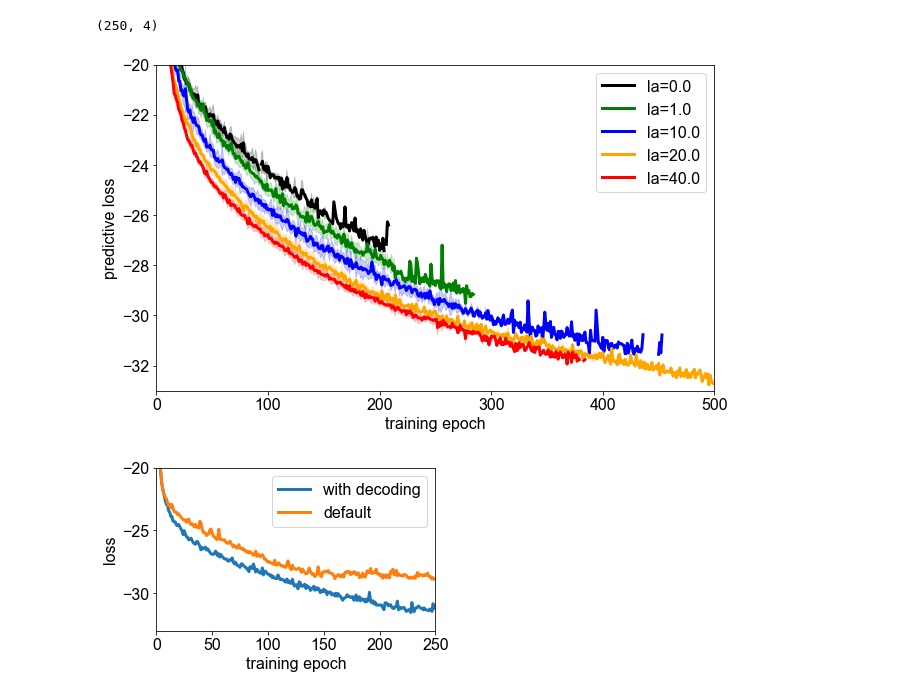
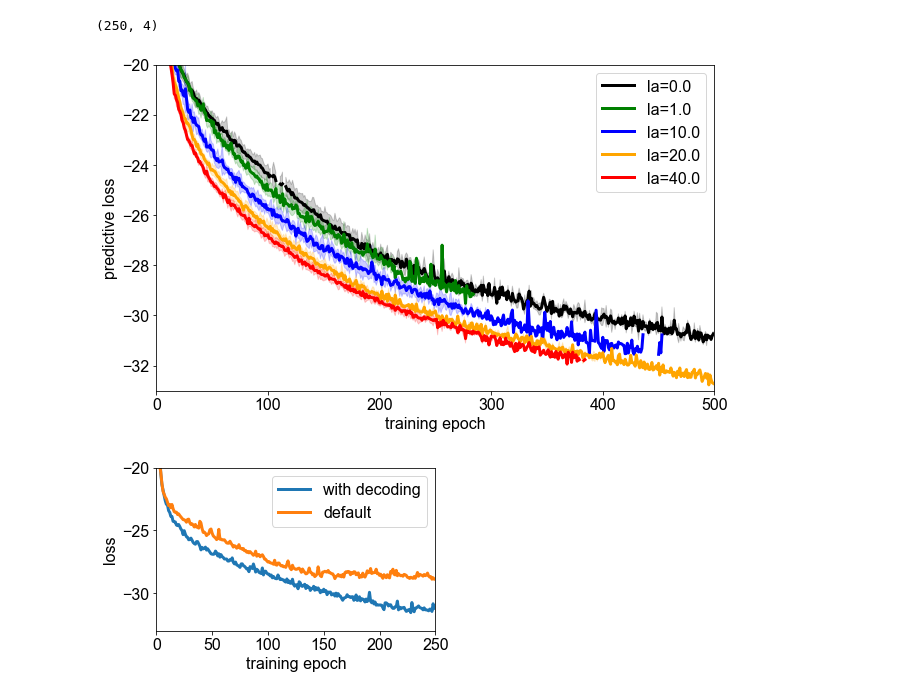
Before and after one commit to azaho/flappydream, a Jupyter notebook: testing.ipynb, the cells around one changed output. Drawn from its saved outputs; the diff is of its cells as text; code cells hidden in the pictures.

```diff
--- a/testing.ipynb
+++ b/testing.ipynb
@@ -126,0 +216,34 @@ plt.show()
+# %%
+plt.rcParams.update({'font.family': 'Arial', 'font.size': 16})
+plt.figure(figsize=(10, 6))  # Adjust the figure size as needed
+
+for random_index in range(10, 15):
+    for lambda_sv_i, lambda_sv in enumerate([0.0, 1, 10]):
+        color = ["black", "green", "blue", "orange", "red"][lambda_sv_i]
+        state_vars_to_predict = [9, 10, 11]
+        detach_gradients = False
+        use_layernorm = False
+        truncate_at_batch = 40
+        n_hidden = 128
+        train_epochs = 250
+        save_every_epochs = 50
+        max_gradient_norm = 100.0
+        lr = 0.001
+        random_index = random_index
+        lambda_sv = lambda_sv
+        dim_latent_z = 8
+        #if lambda_sv == 0: state_vars_to_predict = []
+
+        sv_str = 'x'.join([str(x) for x in state_vars_to_predict]) if len(state_vars_to_predict)>0 else 'X'
+        rnn_id = f"_ln{1 if use_layernorm else 0}_nh{n_hidden}_dlz{dim_latent_z}_mgn{max_gradient_norm}_lr{lr}" + \
+                 f"_dg{1 if detach_gradients else 0}_da{truncate_at_batch}_sv{sv_str}_lsv{lambda_sv}_r{random_index}"
+
+        losses_store = np.load(f'data/rnn{rnn_id}/rnn_losses.npz')['losses_store']
+        plt.plot(np.nanmean(losses_store, axis=1)[:, 0], linewidth=3, color=color, label=f"la={lambda_sv}" if random_index==10 else None)
+
+plt.legend()
+plt.ylim(-32, -22)
+plt.xlim(0, 500)
+plt.xlabel("training epoch")
+plt.ylabel("predictive loss")
+plt.show()
@@ -140,43 +266,43 @@ for lambda_sv_i, lambda_sv in enumerate([0.0, 1.0, 10.0, 20.0, 40.0]):
     color = ["black", "green", "blue", "orange", "red"][lambda_sv_i]
 
     all_losses = []
-    for random_index in range(5):
+    for random_index in range(5 if lambda_sv_i>0 else 20):
         state_vars_to_predict = [9, 10, 11]
         detach_gradients = False
         use_layernorm = False
         truncate_at_batch = 40
         n_hidden = 128
         train_epochs = 250
         save_every_epochs = 50
         max_gradient_norm = 100.0
         lr = 0.001
         dim_latent_z = 8
 
-        if lambda_sv == 0:
-            state_vars_to_predict = []
+        # if lambda_sv == 0:
+        #     state_vars_to_predict = []
 
         sv_str = 'x'.join([str(x) for x in state_vars_to_predict]) if len(state_vars_to_predict) > 0 else 'X'
         rnn_id = f"_ln{1 if use_layernorm else 0}_nh{n_hidden}_dlz{dim_latent_z}_mgn{max_gradient_norm}_lr{lr}" + \
                  f"_dg{1 if detach_gradients else 0}_da{truncate_at_batch}_sv{sv_str}_lsv{lambda_sv}_r{random_index}"
 
         losses_store = np.load(f'data/rnn{rnn_id}/rnn_losses.npz')['losses_store']
         all_losses.append(np.mean(losses_store, axis=1)[:, 0])
 
     all_losses = np.array(all_losses)
     mean_losses = np.nanmean(all_losses, axis=0)
     std_losses = np.nanstd(all_losses, axis=0)
 
     plt.plot(mean_losses, linewidth=3, color=color, label=f"la={lambda_sv}")
     plt.fill_between(range(len(mean_losses)), mean_losses - std_losses, mean_losses + std_losses, color=color, alpha=0.2)
 
 plt.legend()
 plt.ylim(-33, -20)
 plt.xlim(0, 500)
 plt.xlabel("training epoch")
 plt.ylabel("predictive loss")
 plt.show()
 # %% [output]
-[figure, old version]
+[figure, new version]
 # %%
 plt.rcParams.update({'font.family': 'Arial', 'font.size': 16})
 plt.figure(figsize=(5, 3))  # Adjust the figure size as needed
```
Also changed, not shown: parts of 6 cells of this notebook, 1 other file.
